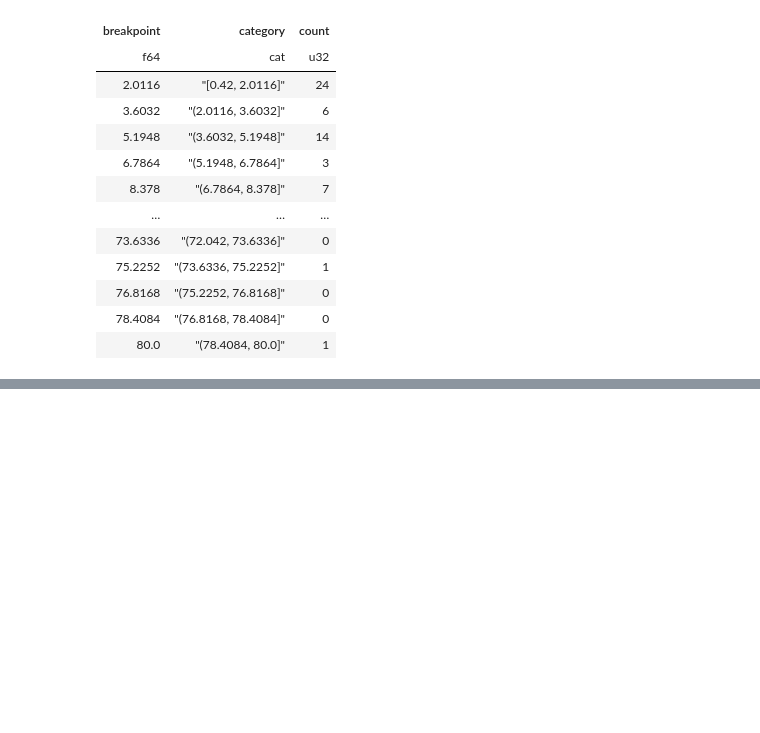
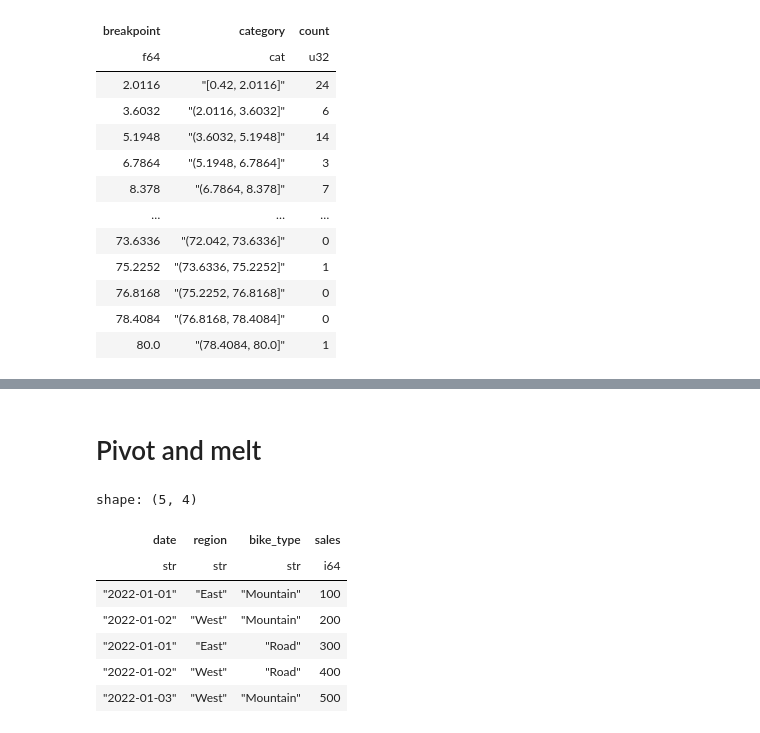
Before and after one commit to yukikitayama/data-analysis, a Jupyter notebook: polars/grouping_aggregation.ipynb, the cells around one changed output, grey strips where cells are left out. Drawn from its saved outputs; the diff is of its cells as text; code cells hidden in the pictures; blank space fills up the shorter version.

Commit message:
pivot, unpivot

```diff
--- a/polars/grouping_aggregation.ipynb
+++ b/polars/grouping_aggregation.ipynb
@@ -864,3 +864,22 @@ shape: (50, 3)
 )
 # %% [output]
 [interactive output not drawn]
+# %% [markdown]
+# Pivot and melt
+# %%
+sales_data = pl.DataFrame({
+    "date": ["2022-01-01", "2022-01-02", "2022-01-01", "2022-01-02", "2022-01-03"],
+    "region": ["East", "West", "East", "West", "West"],
+    "bike_type": ["Mountain", "Mountain", "Road", "Road", "Mountain"],
+    "sales": [100, 200, 300, 400, 500]
+})
+sales_data
+# %% [output]
+shape: (5, 4)
+| date | region | bike_type | sales |
+| str | str | str | i64 |
+| "2022-01-01" | "East" | "Mountain" | 100 |
+| "2022-01-02" | "West" | "Mountain" | 200 |
+| "2022-01-01" | "East" | "Road" | 300 |
+| "2022-01-02" | "West" | "Road" | 400 |
+| "2022-01-03" | "West" | "Mountain" | 500 |
```
Also changed, not shown: parts of 11 cells of this notebook, 2 other files.
